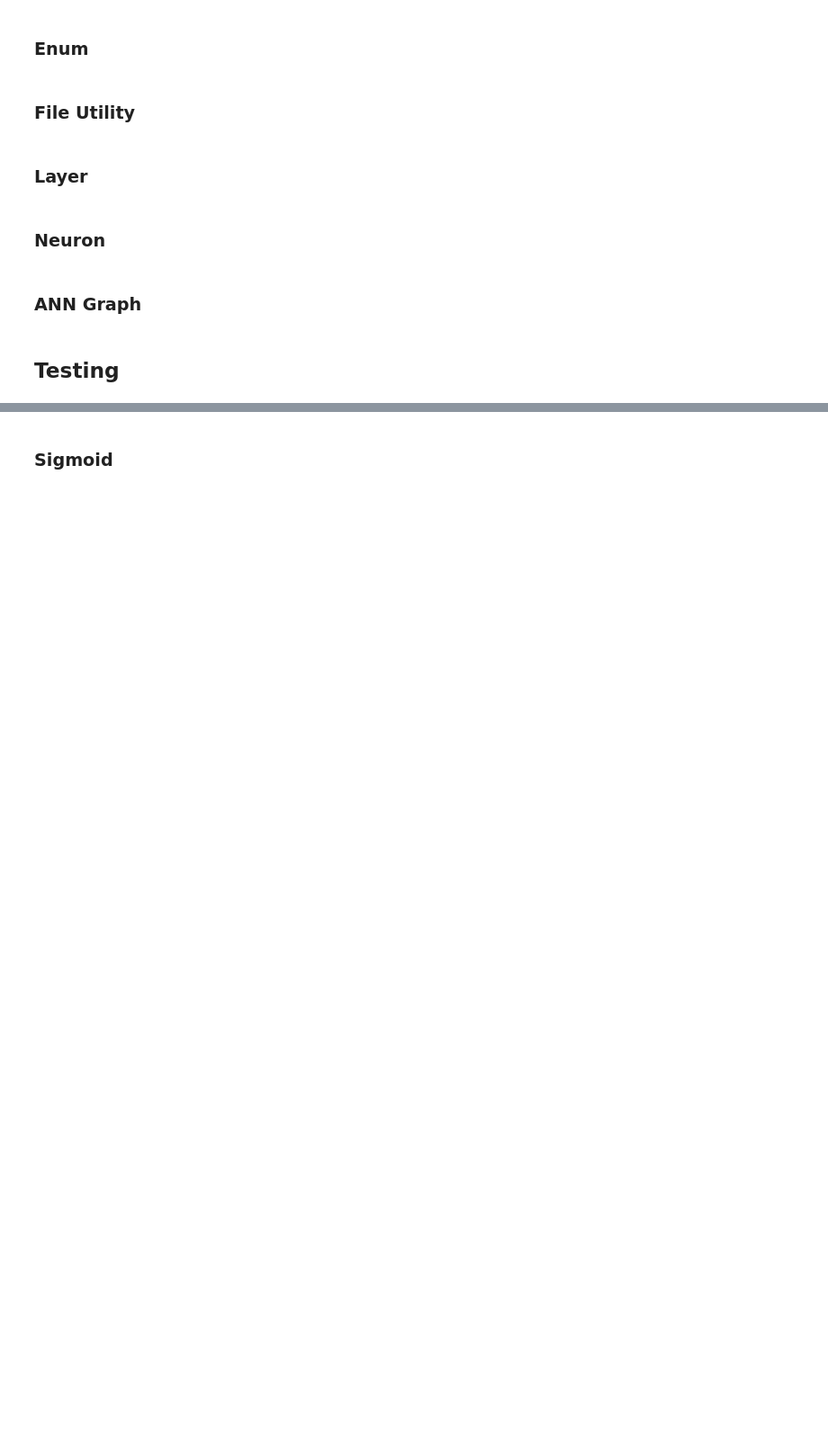
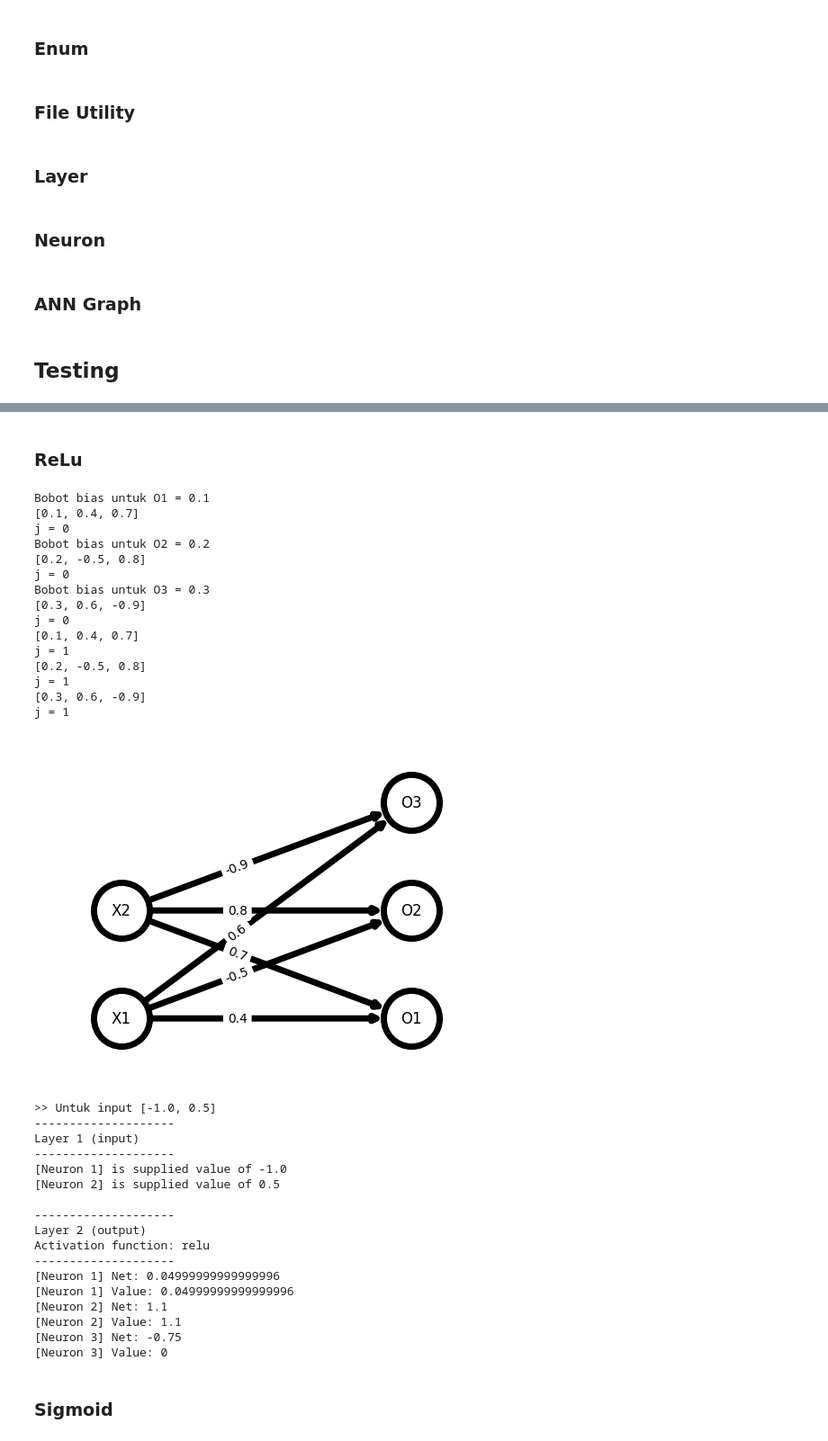
Before and after one commit to gedearyarp/FFNN-Backpropagation, a Jupyter notebook: src/A-forward-propagation/TubesA_13520036.ipynb, the cells around one changed output, grey strips where cells are left out. Shown: that part at 90% size. Cells and saved outputs as stored; diff of their text form; code cells hidden in the pictures; blank space fills up the shorter version.

```diff
--- a/src/A-forward-propagation/TubesA_13520036.ipynb
+++ b/src/A-forward-propagation/TubesA_13520036.ipynb
@@ -279,3 +342,43 @@ class ANNGraph:
+# %% [markdown]
+### ReLu
+# %%
+graph = ANNGraph("config/relu.json")
+graph.draw_ann_graph()
+graph.solve()
+# %% [output]
+Bobot bias untuk O1 = 0.1
+[0.1, 0.4, 0.7]
+j = 0
+Bobot bias untuk O2 = 0.2
+[0.2, -0.5, 0.8]
+j = 0
+Bobot bias untuk O3 = 0.3
+[0.3, 0.6, -0.9]
+j = 0
+[0.1, 0.4, 0.7]
+j = 1
+[0.2, -0.5, 0.8]
+j = 1
+[0.3, 0.6, -0.9]
+j = 1
+[figure, added]
+>> Untuk input [-1.0, 0.5]
+--------------------
+Layer 1 (input)
+--------------------
+[Neuron 1] is supplied value of -1.0
+[Neuron 2] is supplied value of 0.5
+
+--------------------
+Layer 2 (output)
+Activation function: relu
+--------------------
+[Neuron 1] Net: 0.04999999999999996
+[Neuron 1] Value: 0.04999999999999996
+[Neuron 2] Net: 1.1
+[Neuron 2] Value: 1.1
+[Neuron 3] Net: -0.75
+[Neuron 3] Value: 0
 # %% [markdown]
 ### Sigmoid
 # %%
```
Also changed, not shown: parts of 14 cells of this notebook, 2 other files.
